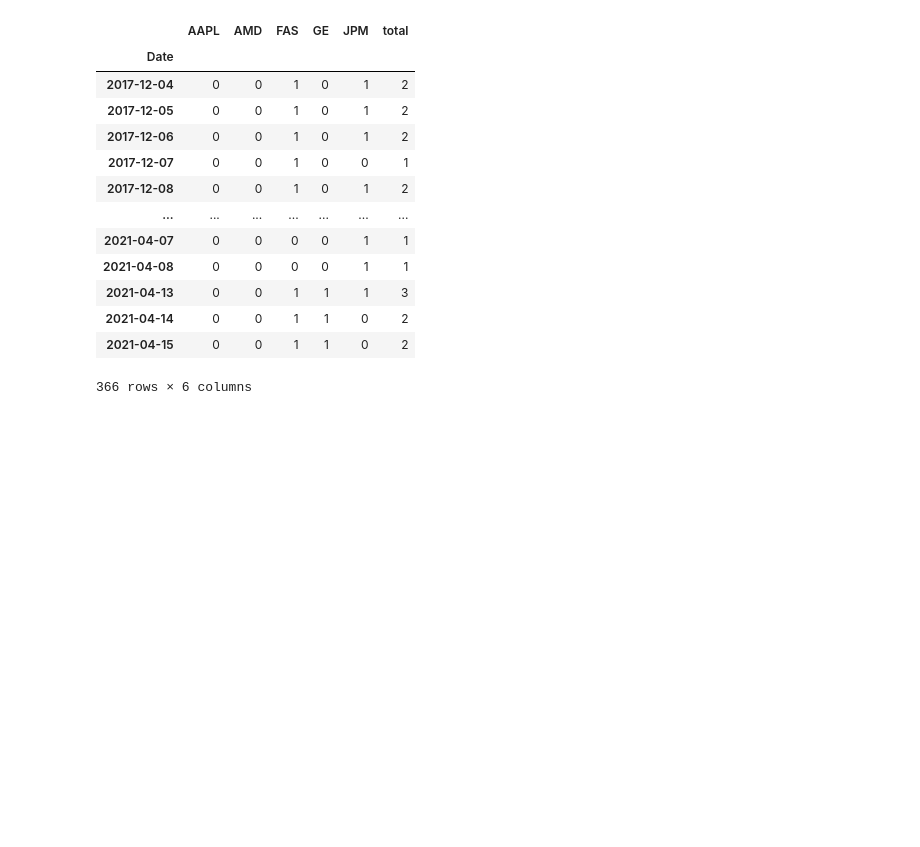
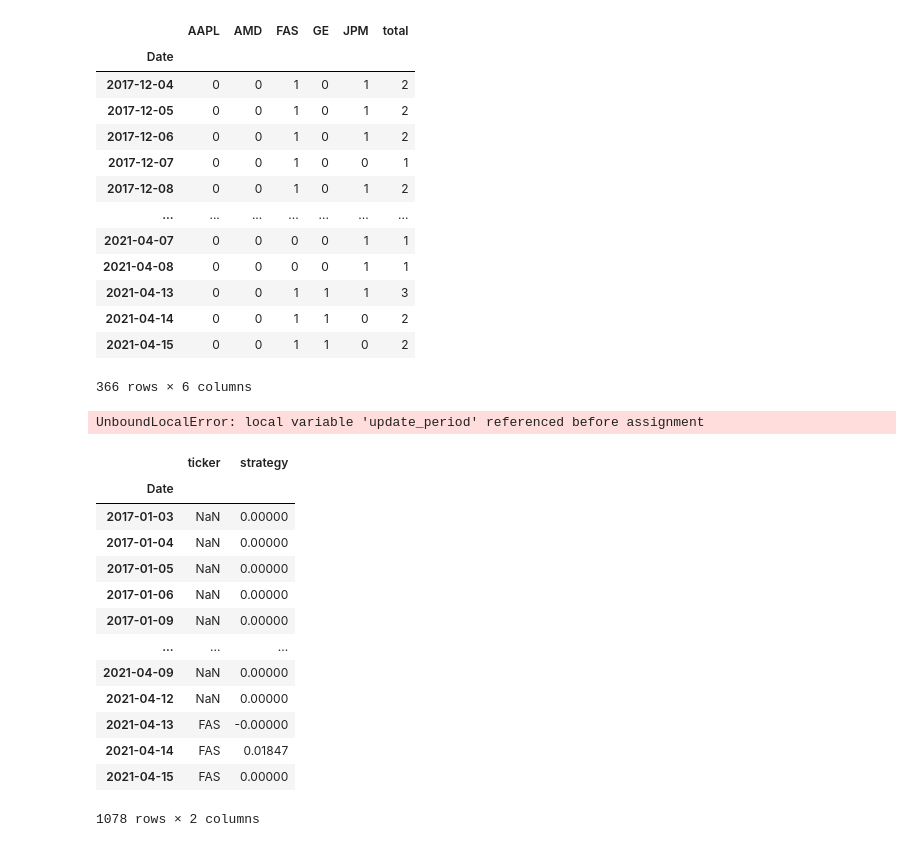
Before and after one commit to lishuangbei/LearnQuant, a Jupyter notebook: MALongPattern_combined_stocks.ipynb, the cells around one changed output. Drawn from its saved outputs; the diff is of its cells as text; code cells hidden in the pictures; blank space fills up the shorter version.

```diff
--- a/MALongPattern_combined_stocks.ipynb
+++ b/MALongPattern_combined_stocks.ipynb
@@ -90,8 +112,24 @@ def enter
 # %%
-results_columns = ['ticker', 'amount', 'strategy', 'position']
-results = pd.DataFrame(columns=results_columns)
-def run_strategy():
-    fund_occupied = False
-    for date in df_position.index:
-        if not fund_occupied and df_position['total'] > 0:
-            (ticker, buy_price, position) =
+results_columns = ['ticker', 'strategy']
+results = pd.DataFrame(columns=results_columns, index=df_position.index)
+run_strategy()
+# %% [output]
+UnboundLocalError: local variable 'update_period' referenced before assignment
+# %%
+results['strategy'].fillna(0, inplace=True)
+results
+# %% [output]
+|  | ticker | strategy |
+| Date |  |  |
+| 2017-01-03 | NaN | 0.00000 |
+| 2017-01-04 | NaN | 0.00000 |
+| 2017-01-05 | NaN | 0.00000 |
+| 2017-01-06 | NaN | 0.00000 |
+| 2017-01-09 | NaN | 0.00000 |
+| ... | ... | ... |
+| 2021-04-09 | NaN | 0.00000 |
+| 2021-04-12 | NaN | 0.00000 |
+| 2021-04-13 | FAS | -0.00000 |
+| 2021-04-14 | FAS | 0.01847 |
+| 2021-04-15 | FAS | 0.00000 |
+1078 rows × 2 columns
```
Also changed, not shown: parts of 6 cells of this notebook, 1 other file.
